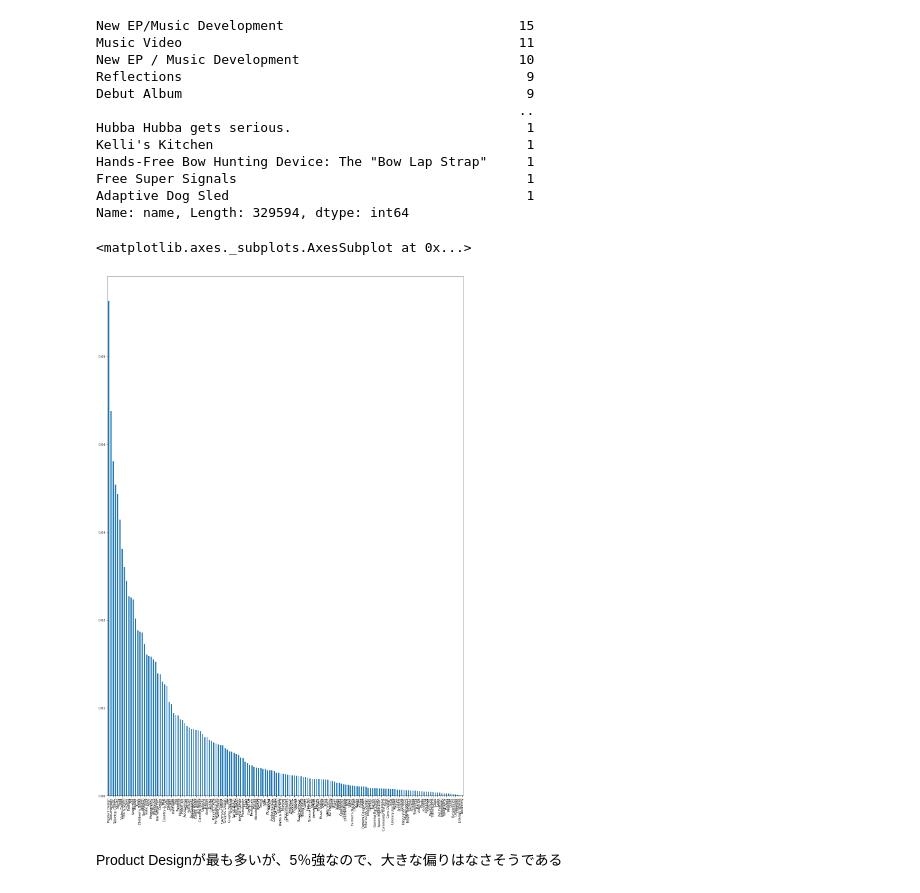
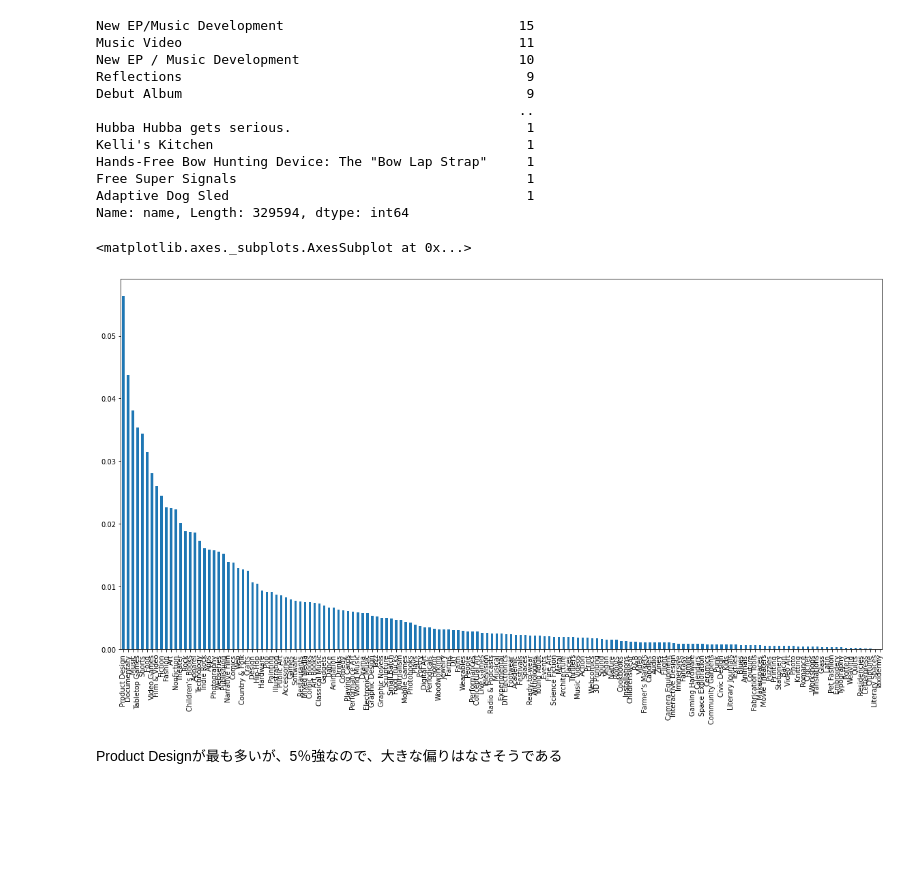
Before and after one commit to wakaxx/kagawa_ai_2020, a Jupyter notebook: Day3_work_佐野弘実.ipynb, the cells around one changed output. Cells and saved outputs as stored; diff of their text form; code cells hidden in the pictures; blank space fills up the shorter version.

```diff
--- a/Day3_work_佐野弘実.ipynb
+++ b/Day3_work_佐野弘実.ipynb
@@ -220,10 +220,10 @@ Free Super Signals                                     1
 Adaptive Dog Sled                                      1
 Name: name, Length: 329594, dtype: int64
 # %%
-df_ks.category.value_counts(normalize=True).plot.bar(figsize=(20, 30))
+df_ks.category.value_counts(normalize=True).plot.bar(figsize=(20, 10))
 # %% [output]
 <matplotlib.axes._subplots.AxesSubplot at 0x...>
-[figure, old version]
+[figure, new version]
 # %% [markdown]
 Product Designが最も多いが、5％強なので、大きな偏りはなさそうである
 # %%
```
Also changed, not shown: parts of 1 cell of this notebook.
